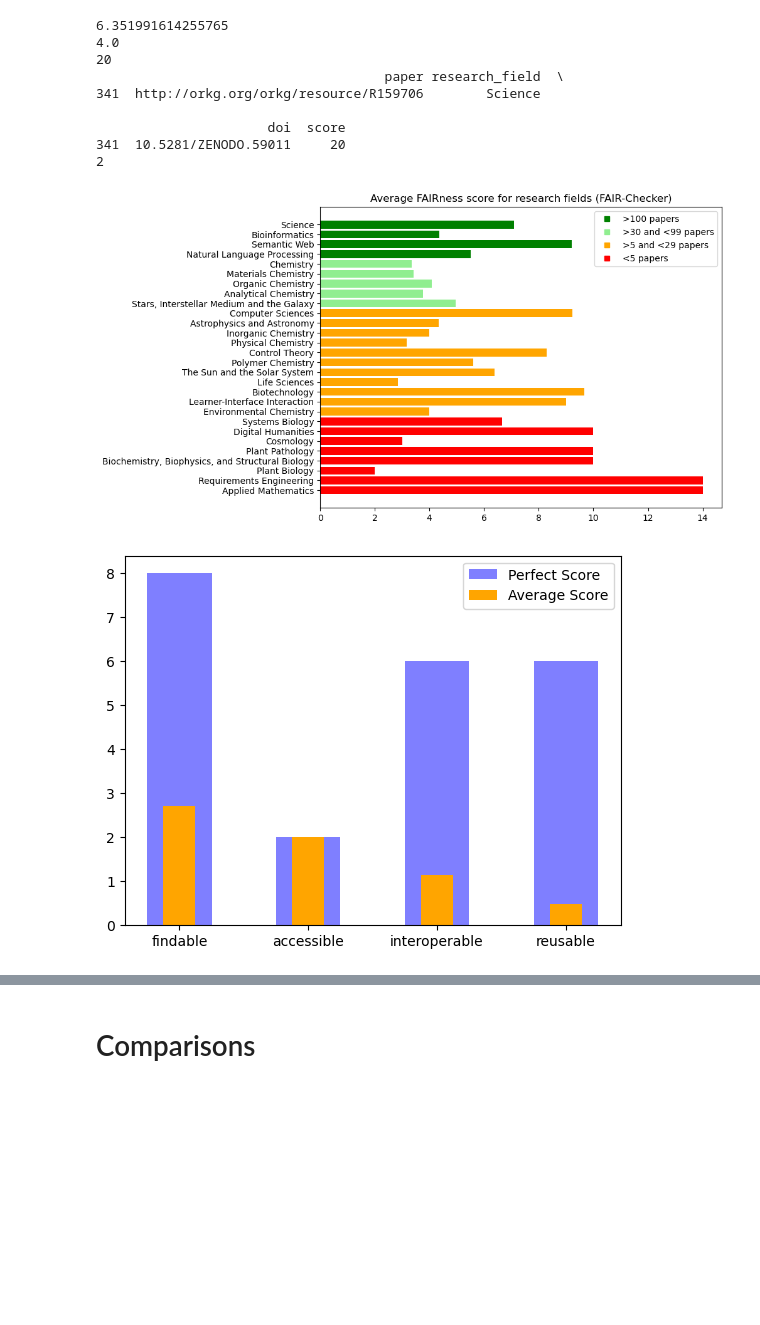
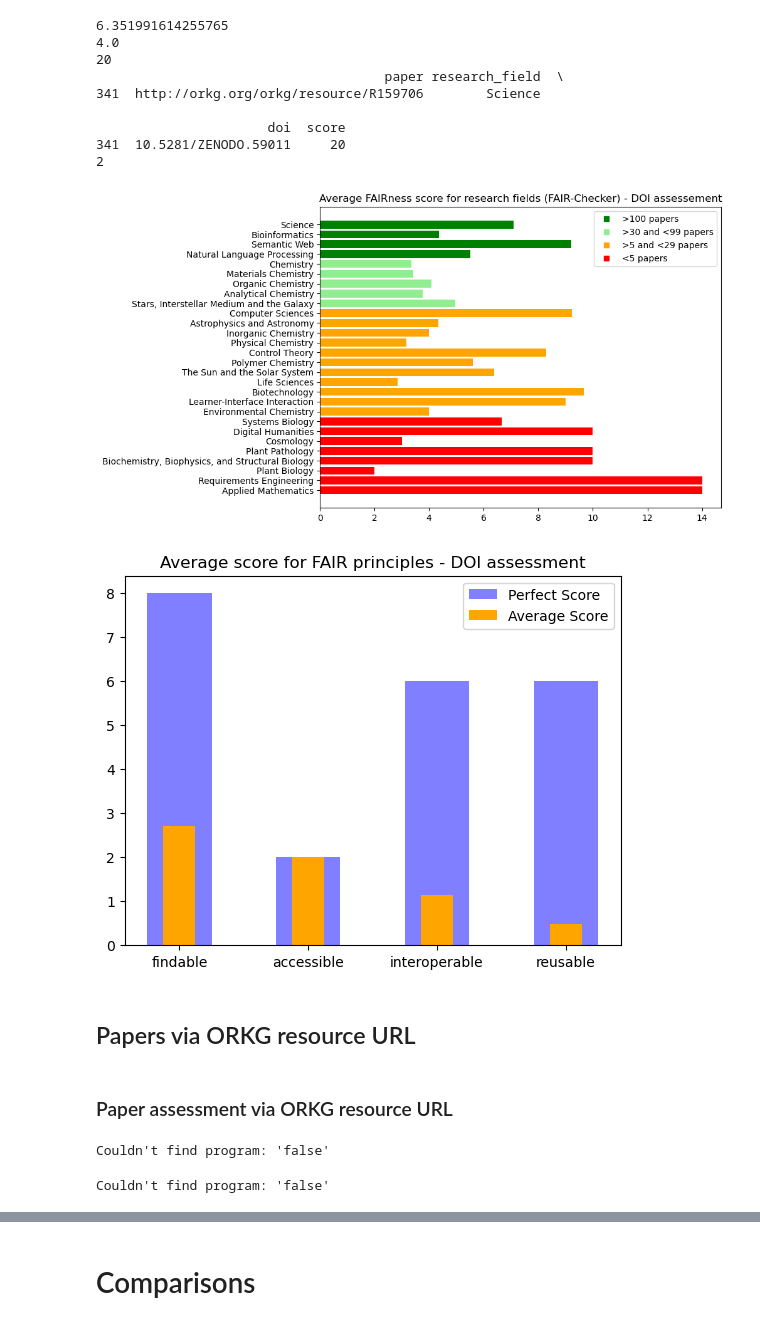
Before and after one commit to mwurzbacher/FAIRness-assessment-tools-evaluation-using-ORKG, a Jupyter notebook: FAIR_Checker_evaluation.ipynb, the cells around one changed output, grey strips where cells are left out. Drawn from its saved outputs; the diff is of its cells as text; code cells hidden in the pictures; blank space fills up the shorter version.

Commit message:
paper assessment complete

```diff
--- a/FAIR_Checker_evaluation.ipynb
+++ b/FAIR_Checker_evaluation.ipynb
@@ -174,10 +172,10 @@ leg_orange = mlines.Line2D([], [], color="orange", marker="s", ls='', label=">5
 leg_lightgreen = mlines.Line2D([], [], color="lightgreen", marker="s", ls='', label=">30 and <99 papers")
 leg_green = mlines.Line2D([], [], color="green", marker="s", ls='', label=">100 papers")
 plt.legend(handles=[leg_green, leg_lightgreen, leg_orange, leg_red])
-plt.title("Average FAIRness score for research fields (FAIR-Checker)")
+plt.title("Average FAIRness score for research fields (FAIR-Checker) - DOI assessement")
 plt.show()
 # %% [output]
-[figure, old version]
+[figure, new version]
 # %%
 def get_principle_from_metric(metric):
     if metric.startswith('F'):
@@ -191,26 +189,53 @@ def get_principle_from_metric(metric):
 # %%
 # max scores: F = 8, A = 2, I = 6, R = 6
 principle_assessment_df = assessment_df
 principle_assessment_df['principle'] = [get_principle_from_metric(x) for x in principle_assessment_df['metric']]
 
 aggregate_funcs = {'score': 'sum', 'principle': 'first'}
 principle_assessment_df = principle_assessment_df.groupby(['principle'], as_index=False).agg(aggregate_funcs)
 principle_assessment_df['avg_metric_score'] = principle_assessment_df['score']/len(orkg_doi_df)
 
 principle_assessment_df['principle'] = pd.Categorical(principle_assessment_df['principle'], ['findable', 'accessible', 'interoperable', 'reusable'])
 principle_assessment_df = principle_assessment_df.sort_values('principle')
 
 #plotting
 width = 0.5
 perfect_scores = [8, 2, 6, 6]
 actual_scores = principle_assessment_df['avg_metric_score']
 indices = np.arange(len(perfect_scores))
 
 plt.bar(indices, perfect_scores, width=width, color='b', alpha=0.5, label='Perfect Score')
 plt.bar([i for i in indices], actual_scores, width=0.5*width, color='orange', label='Average Score')
 plt.xticks(indices, principle_assessment_df['principle'] )
+plt.title("Average score for FAIR principles - DOI assessment")
 plt.legend()
 plt.show()
 # %% [output]
-[figure, old version]
+[figure, new version]
+# %% [markdown]
+## Papers via ORKG resource URL
+# %% [markdown]
+### Paper assessment via ORKG resource URL
+# %%
+%%script false --no-raise-error
+orkg_url_df = pd.read_csv("paper_query_result_2023-03-29.csv", encoding="ISO-8859-1")
+orkg_url_df = orkg_url_df[["paper", "paper_title", "url", "research_field_label"]]
+orkg_url_df = orkg_url_df.groupby("paper").agg({"paper_title": "first", "url": "first", "research_field_label": "first"}).reset_index()
+orkg_url_df = orkg_url_df.drop(labels=["url"], axis=1)
+orkg_url_df
+# %% [output]
+Couldn't find program: 'false'
+# %%
+%%script false --no-raise-error
+# FAIR-Checker assessment for all ORKG papers with a valid doi
+# Executing this approximately takes 1,716 minutes
+# If you don't have the time, use the latest .pkl file :)
+count = 0
+assessment_results = orkg_url_df['paper'].map(lambda x: get_all_metrics(payload={'url': x}))
+orkg_url_df['FAIR_assessment'] = [aresult[0] for aresult in assessment_results]
+orkg_url_df['assessment_status_code'] = [aresult[1] for aresult in assessment_results]
+orkg_url_df.to_pickle("./orkg_url_df_FAIRChecker_assessment"+date+".pkl")
+orkg_url_df
+# %% [output]
+Couldn't find program: 'false'
 # %% [markdown]
```
Also changed, not shown: parts of 25 cells of this notebook.
